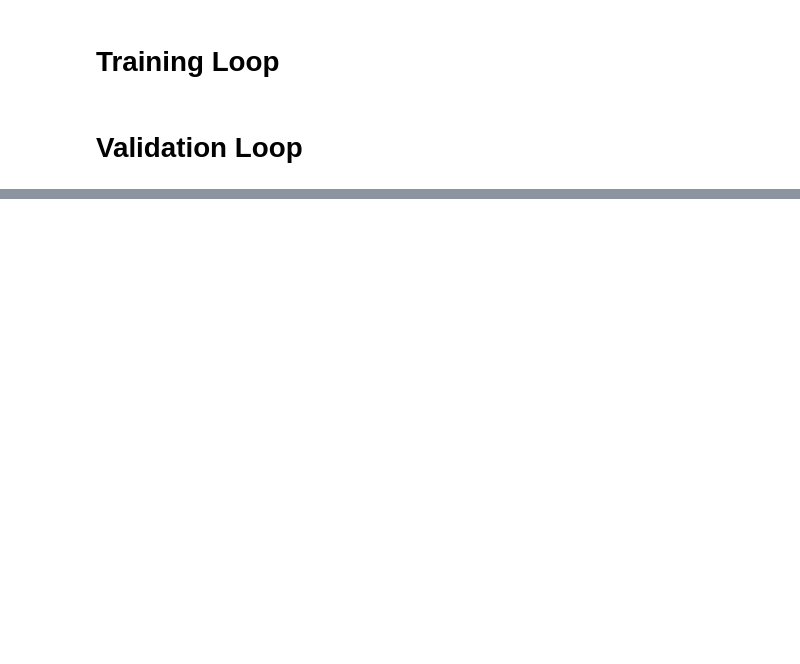
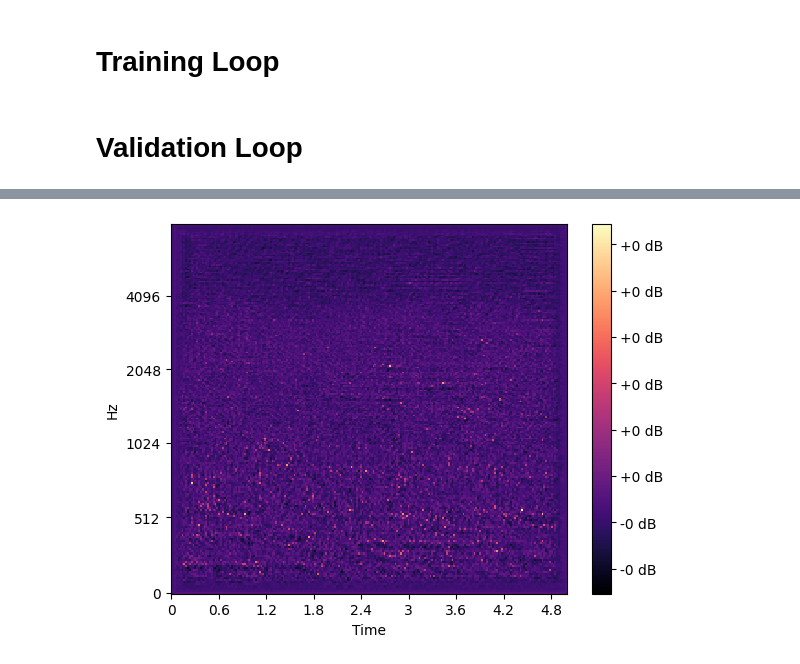
Before and after one commit to MarcoGuzzoC/Audio_Choir_Generator, a Jupyter notebook: GREGO.ipynb, the cells around one changed output, grey strips where cells are left out. Saved outputs shown, nothing was run; the diff lists cells and outputs as text; code cells hidden in the pictures; blank space fills up the shorter version.

```diff
--- a/GREGO.ipynb
+++ b/GREGO.ipynb
@@ -70,8 +73,8 @@ class DataLoaderFactory():
         print("\r1. Loading dataset: done ✔️")
 
         print("2. Preprocess datasets: ...", end="")
-        train_validation_splits = self.dataset['train'].train_test_split(test_size=0.2)
-        validation_test_splits = train_validation_splits['test'].train_test_split(test_size=0.2)
+        train_validation_splits = self.dataset['train'].train_test_split(test_size=0.175)
+        validation_test_splits = train_validation_splits['test'].train_test_split(test_size=0.15)
         print("\r2. Preprocess datasets: done ✔️")
 
         print("3. Split datasets: ...", end="")
@@ -284,0 +290,6 @@ traced_model.save("out/best_model_script.pt")
+# %%
+batch = dataset.get_batch('test')
+nb = next(batch)
+# %%
+loaded_model = torch.jit.load("out/best_model_script.pt").to(config.device)
+loaded_model.eval()
@@ -284,0 +314,13 @@ traced_model.save("out/best_model_script.pt")
+# %%
+output = loaded_model(nb["X"] )
+
+spec = output.detach().cpu().numpy()[0][0]
+
+fig, ax = plt.subplots()
+img = lib.display.specshow(spec, x_axis='time', y_axis='mel', sr=22050, fmax=8000, ax=ax)
+
+ax.set(title="")
+fig.colorbar(img,ax=[ax],format='%+2.0f dB')
+plt.show()
+# %% [output]
+[figure, added]
```
Also changed, not shown: parts of 11 cells of this notebook, 3 other files.
